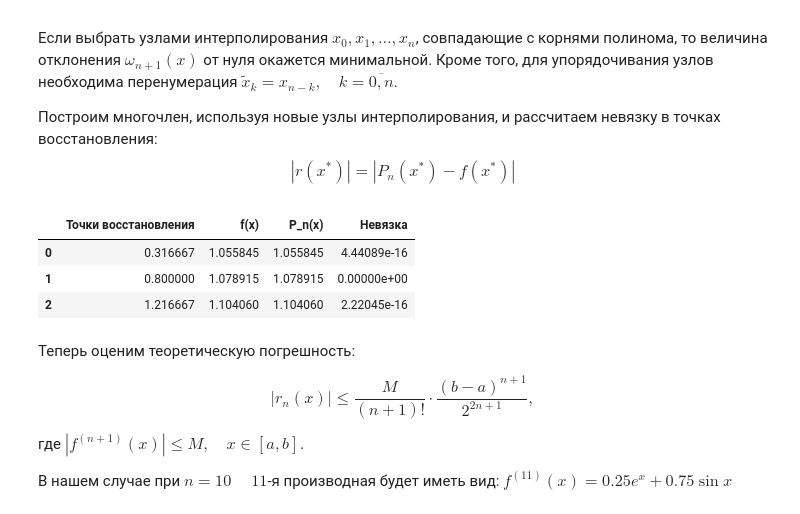
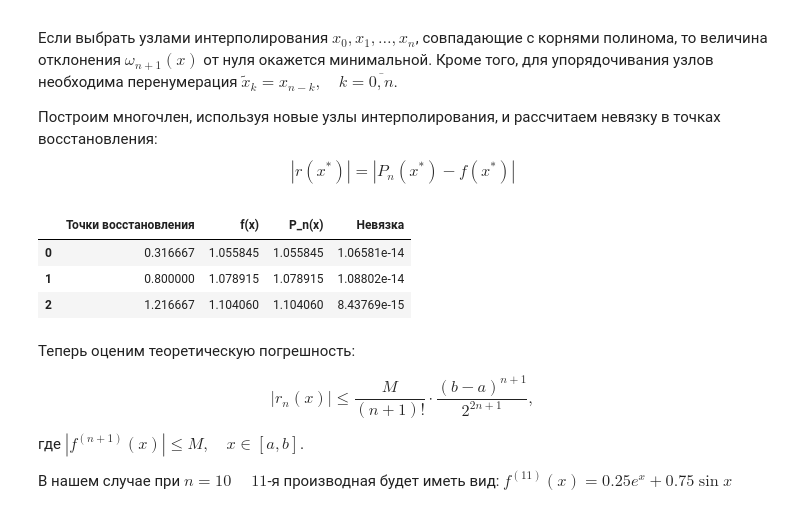
Before and after one commit to SupremeIntelligence/numerical-methods, a Jupyter notebook: Lab2/lab2.ipynb, the cells around one changed output. Saved outputs shown, nothing was run; the diff lists cells and outputs as text; code cells hidden in the pictures.

```diff
--- a/Lab2/lab2.ipynb
+++ b/Lab2/lab2.ipynb
@@ -366,32 +366,33 @@ $$\left|r(x^*)\right| = \left|P_{n}(x^*) - f (x^*)\right|$$
 # %%
 def chebyshev_nodes(a: float, b: float, n: int) -> list[float]:
     """Вывод n узлов Чебышёва на отрезке [a, b]
         a: начало отрезка
         b: конец отрезка
         n: количество узлов
     """
     return [float((a+b)/2 + (b-a)/2 *np.cos(((2*k+1)*np.pi)/(2*(n+1)))) for k in range(n+1)]
 
-n = len(X)
+n = len(X) - 1
 
 X_cheb = chebyshev_nodes(X[0], X[-1], n)
 X_cheb.reverse()
+
 F_x_cheb = [f(x) for x in X_cheb]
 residuals = [abs(lagrange_polynomial(x, X_cheb, F_x_cheb) - f(x)) for x in recovery_x]
 
 df = pd.DataFrame({
     "Точки восстановления": recovery_x,
     "f(x)": [f(x) for x in recovery_x],
     "P_n(x)": [lagrange_polynomial(x, X_cheb, F_x_cheb) for x in recovery_x],
     "Невязка": residuals
 })
 df = df.style.format({"Невязка": "{:.5e}"})
 df
 # %% [output]
 |  | Точки восстановления | f(x) | P_n(x) | Невязка |
-| 0 | 0.316667 | 1.055845 | 1.055845 | 4.44089e-16 |
-| 1 | 0.800000 | 1.078915 | 1.078915 | 0.00000e+00 |
-| 2 | 1.216667 | 1.104060 | 1.104060 | 2.22045e-16 |
+| 0 | 0.316667 | 1.055845 | 1.055845 | 1.06581e-14 |
+| 1 | 0.800000 | 1.078915 | 1.078915 | 1.08802e-14 |
+| 2 | 1.216667 | 1.104060 | 1.104060 | 8.43769e-15 |
 # %% [markdown]
 Теперь оценим теоретическую погрешность:
 
```
Also changed, not shown: parts of 2 cells of this notebook, 1 other file.
